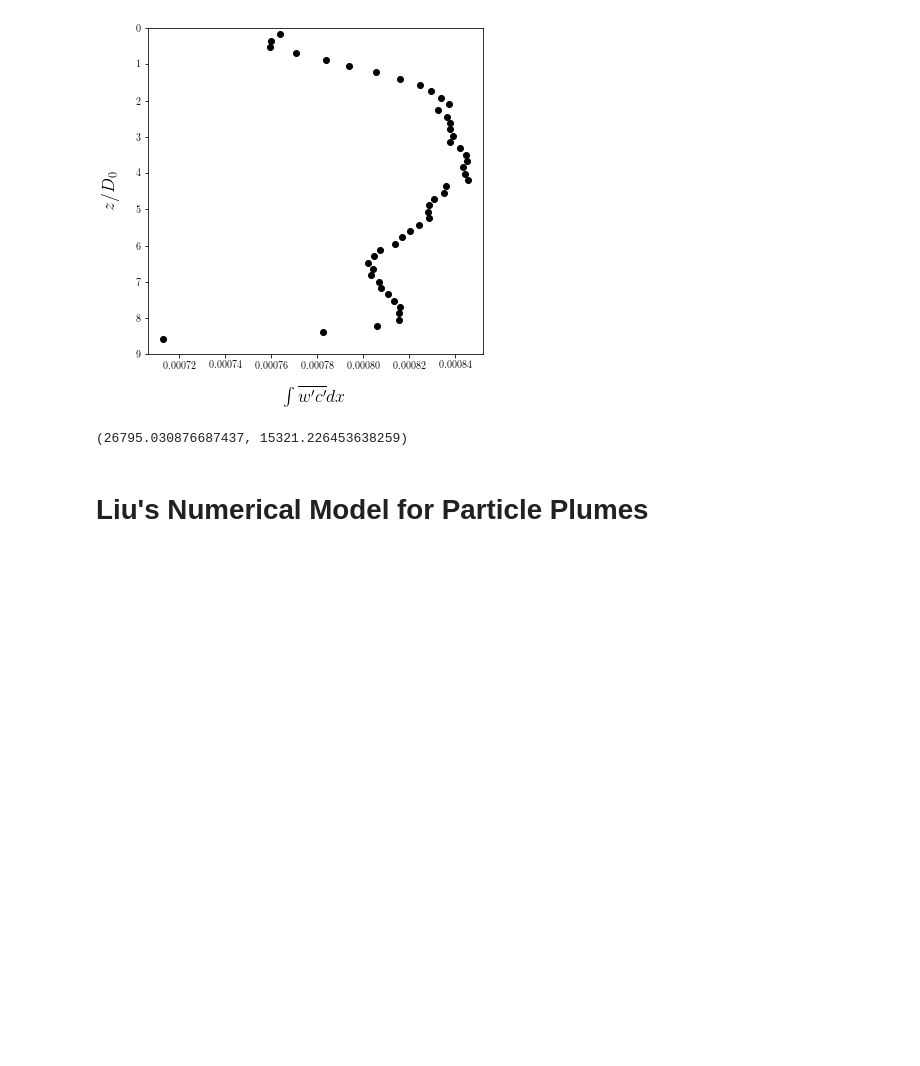
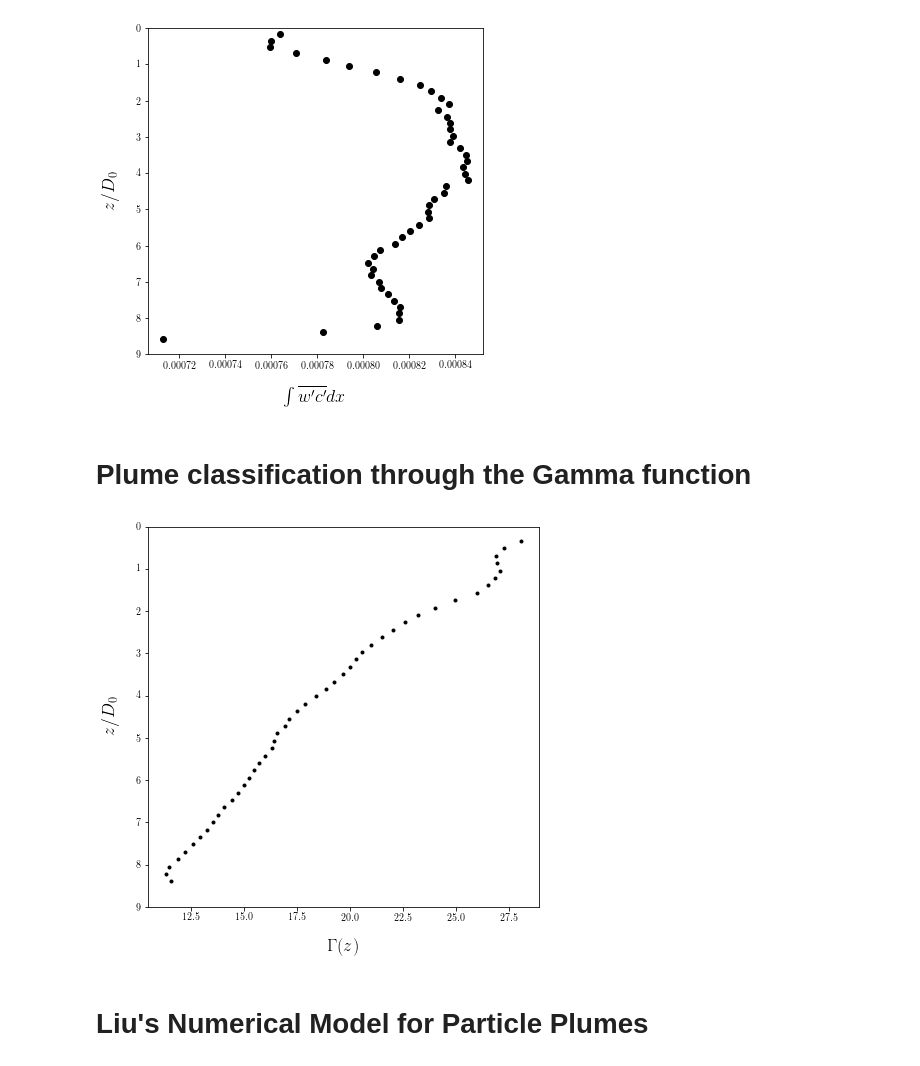
Before and after one commit to ajpetersen25/PLPlumes, a Jupyter notebook: Code/playground.ipynb, the cells around one changed output. Drawn from its saved outputs; the diff is of its cells as text; code cells hidden in the pictures; blank space fills up the shorter version.

Commit message:
Gamma calculation added

```diff
--- a/Code/playground.ipynb
+++ b/Code/playground.ipynb
@@ -52,3 +48,6 @@ mean_c = (mean_c / img.it)*I_correction
+# %%
+max_phi = 1e-3
+mean_c_phi = mean_c/np.max(mean_c)*max_phi
 # %%
 f,ax = plt.subplots(1,2,figsize=(10,6),sharey=True)
 X,Z = np.meshgrid(np.linspace(0,img.ix-1,img.ix)/cal, np.linspace(0,img.iy-1,img.iy)/cal)
@@ -86,8 +85,8 @@ mean_c2 = mean_c/I_correction
 for r in range(8,img.iy-8,16):
     for c in range(8,img.ix-8,16):
         #print int(r/16),int(c/16)
-        c_map[int(r/16),int(c/16)] = np.mean(mean_c[slice(r,r+16,1),slice(c,c+16,1)])
-        c_map2[int(r/16),int(c/16)] = np.mean(mean_c2[slice(r,r+16,1),slice(c,c+16,1)])
+        c_map[int(r/16),int(c/16)] = np.mean(mean_c_phi[slice(r,r+16,1),slice(c,c+16,1)])
+        #c_map2[int(r/16),int(c/16)] = np.mean(mean_c2[slice(r,r+16,1),slice(c,c+16,1)])
 # %%
 
 W_plume=nma.masked_greater(W_bar,-4.5)
@@ -185,10 +183,30 @@ ax.set_ylabel('$z/D_0$',labelpad=15,fontsize=18);
 # %%
 C = img.read_frame2d(0)*I_correction
 cf = C - mean_c
-# %%
-I_max, c_map.max()
-# %% [output]
-(26795.030876687437, 15321.226453638259)
+# %% [markdown]
+# Plume classification through the Gamma function
+# %%
+r = np.arange(8,38*16,16).reshape(1,38)
+r = r.repeat(W_plume.shape[0],axis=0)
+JQ = abs(2*np.pi*np.sum(W_plume[:,0:38]*r,axis=1))
+JM = abs(2*np.pi*np.sum(W_plume[:,0:38]**2*r,axis=1))
+JB = abs(2*np.pi*np.sum(W_plume[:,0:38]*(((1-c_map[:,0:38])*1.225 + c_map[:,0:38]*2500)-1)*r,axis=1))
+Q = JQ/np.pi
+M = 2*JM/np.pi
+F = 2*JB/np.pi
+alpha = 0.03
+Gamma = (5*Q**2*F)/(4*alpha*M**(5/2))
+Gamma[14:30]=Gamma[14:30]-(Gamma[14]-Gamma[13])+np.mean(np.gradient(Gamma[0:13]))
+Gamma[30]=Gamma[30]-(Gamma[30]-Gamma[29])+np.mean(np.gradient(Gamma[14:29]))
+Gamma[31:]=Gamma[31:]-(Gamma[31]-Gamma[30])+np.mean(np.gradient(Gamma[14:30]))
+# %%
+f,ax = plt.subplots(figsize=(7,7))
+ax.plot(Gamma,Z,'k.')
+ax.set_ylim(9,0);
+ax.set_xlabel('$\Gamma (z)$',labelpad=15,fontsize=18)
+ax.set_ylabel('$z/D_0$',labelpad=15,fontsize=18);
+# %% [output]
+[figure, added]
 # %% [markdown]
 # Liu's Numerical Model for Particle Plumes
 # %%
```
Also changed, not shown: parts of 9 cells of this notebook.
